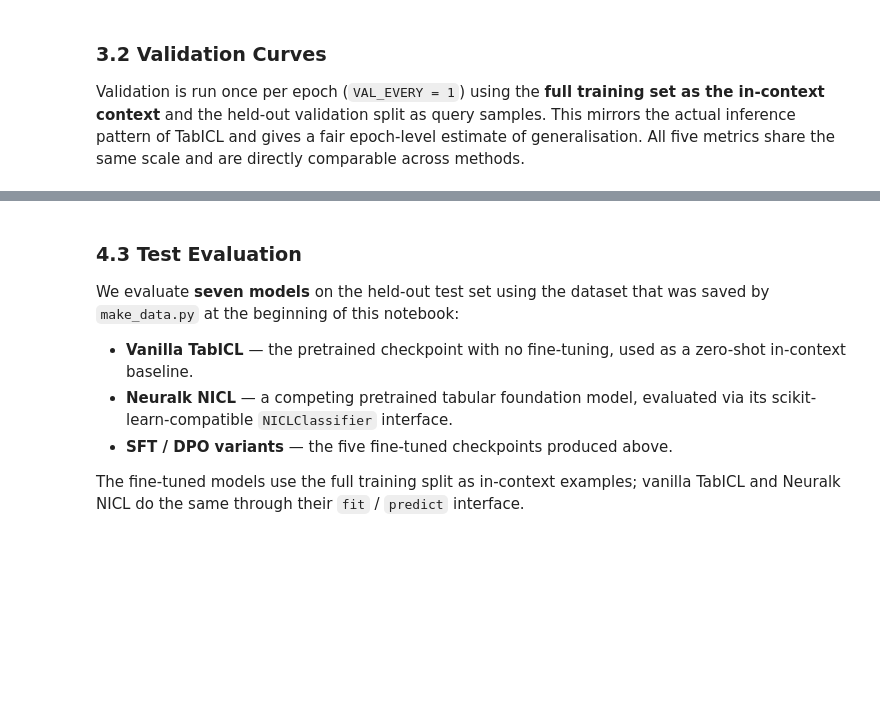
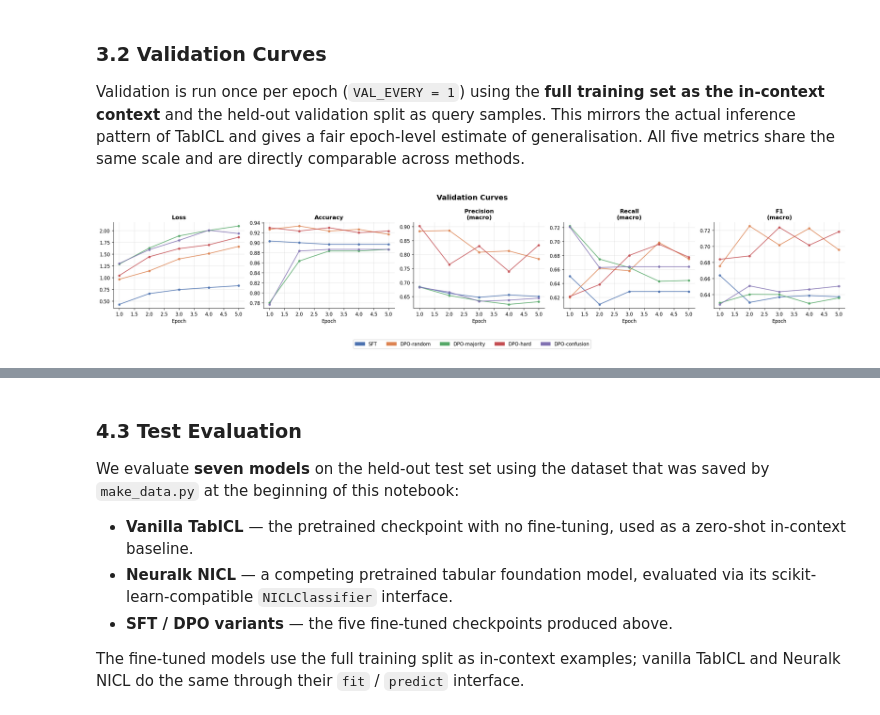
Before and after one commit to abenechehab/tabicl, a Jupyter notebook: src/tabicl/finetune/demo.ipynb, the cells around one changed output, grey strips where cells are left out. Cells and saved outputs as stored; diff of their text form; code cells hidden in the pictures; blank space fills up the shorter version.

```diff
--- a/src/tabicl/finetune/demo.ipynb
+++ b/src/tabicl/finetune/demo.ipynb
@@ -338,25 +454,27 @@ comparable across methods.
 # %%
 VAL_METRICS = ['loss', 'accuracy', 'precision', 'recall', 'f1']
 VAL_LABELS  = ['Loss', 'Accuracy', 'Precision\n(macro)', 'Recall\n(macro)', 'F1\n(macro)']
 
 fig, axes = plt.subplots(1, 5, figsize=(22, 4))
 
 for ax, metric, label in zip(axes, VAL_METRICS, VAL_LABELS):
     for run_name, log_dir in RUNS.items():
         steps, values = load_scalars(log_dir, f'val/{metric}')
         ax.plot(steps, values, color=COLORS[run_name], alpha=0.85,
                 linewidth=1.6, marker='o', markersize=4, label=run_name)
     ax.set_title(label, fontweight='bold')
     ax.set_xlabel('Epoch')
     ax.grid(alpha=0.3)
     ax.spines['top'].set_visible(False)
     ax.spines['right'].set_visible(False)
-    if metric != 'loss':
-        ax.set_ylim(-0.05, 1.05)
+    # if metric != 'loss':
+    #     ax.set_ylim(-0.05, 1.05)
 
 fig.legend(handles=legend_handles, loc='lower center', ncol=5,
            bbox_to_anchor=(0.5, -0.16), fontsize=10, frameon=True)
 fig.suptitle('Validation Curves', fontsize=15, fontweight='bold')
 plt.tight_layout()
 plt.savefig(f'{RUNS_DIR}/validation_curves.png', bbox_inches='tight', dpi=150)
 plt.show()
+# %% [output]
+[figure, added]
```
Also changed, not shown: parts of 29 cells of this notebook.
